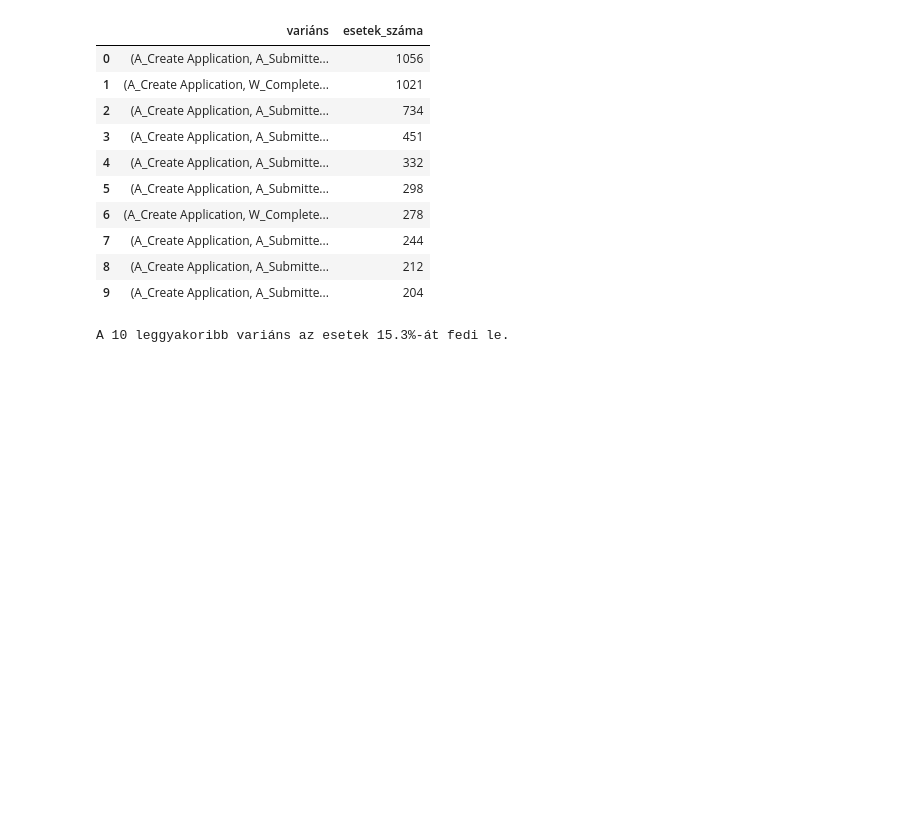
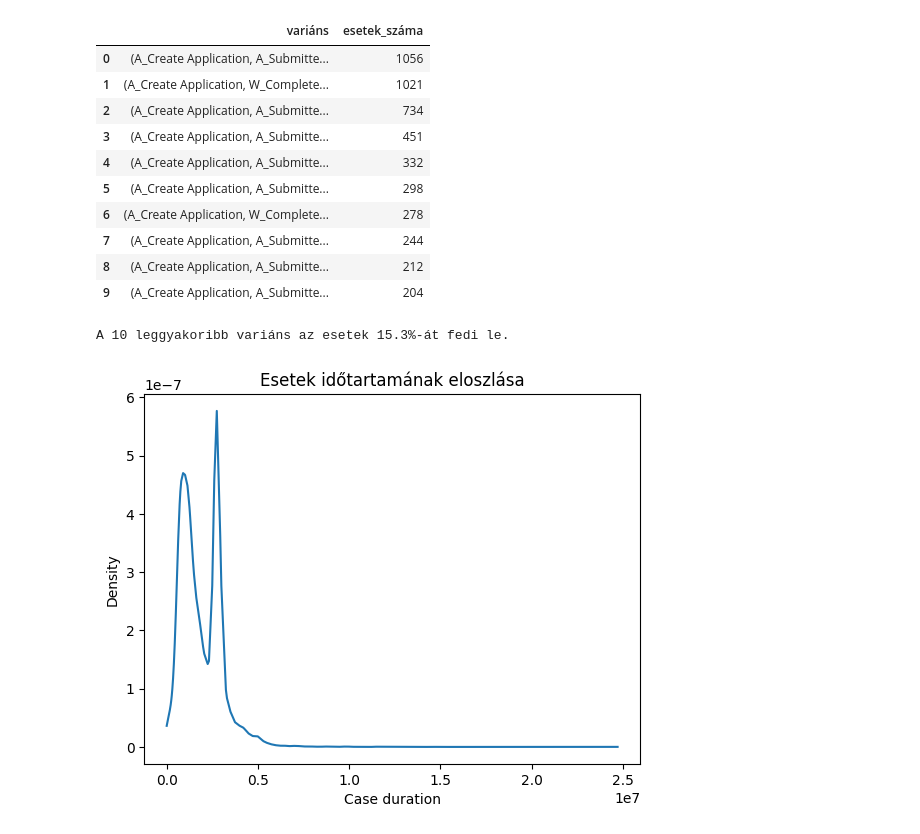
Before and after one commit to csnorbi18/Projekt, a Jupyter notebook: BPI_Challenge_2017.ipynb, the cells around one changed output. Saved outputs shown, nothing was run; the diff lists cells and outputs as text; code cells hidden in the pictures; blank space fills up the shorter version.

```diff
--- a/BPI_Challenge_2017.ipynb
+++ b/BPI_Challenge_2017.ipynb
@@ -305,0 +247,7 @@ plt.show()
+# %%
+pm4py.view_case_duration_graph(
+    log,
+    graph_title="Esetek időtartamának eloszlása"
+)
+# %% [output]
+[figure, added]
```
Also changed, not shown: parts of 23 cells of this notebook.
